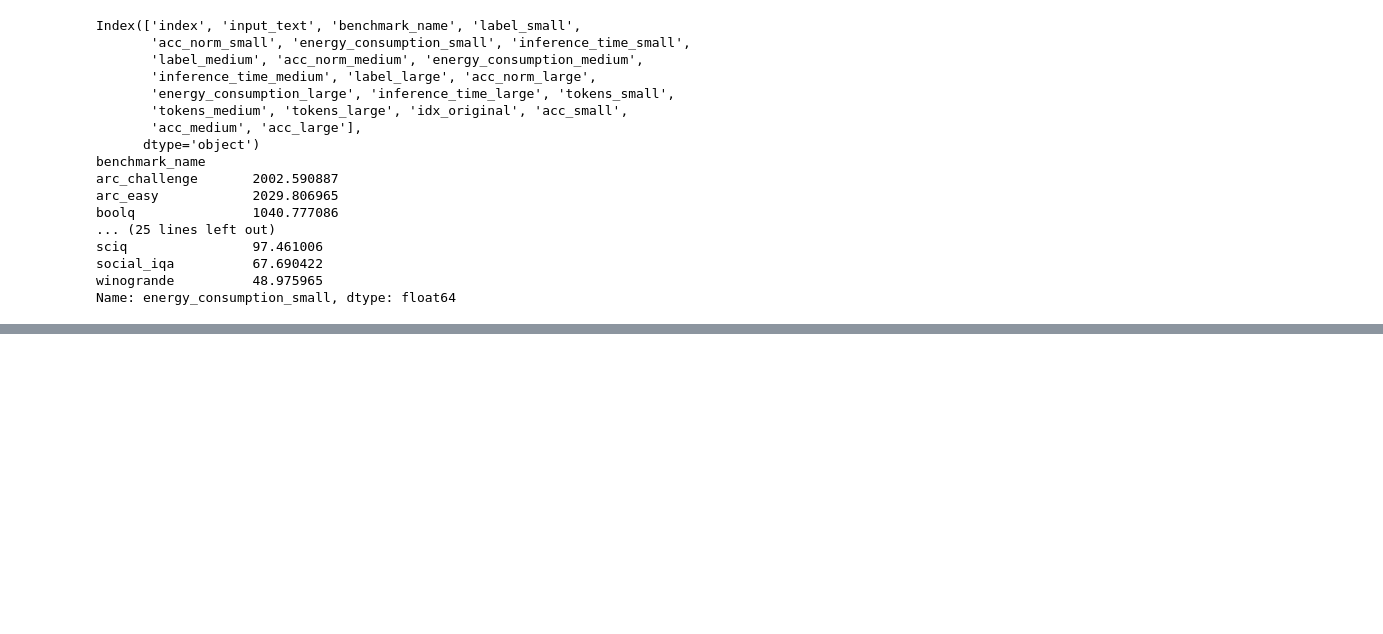
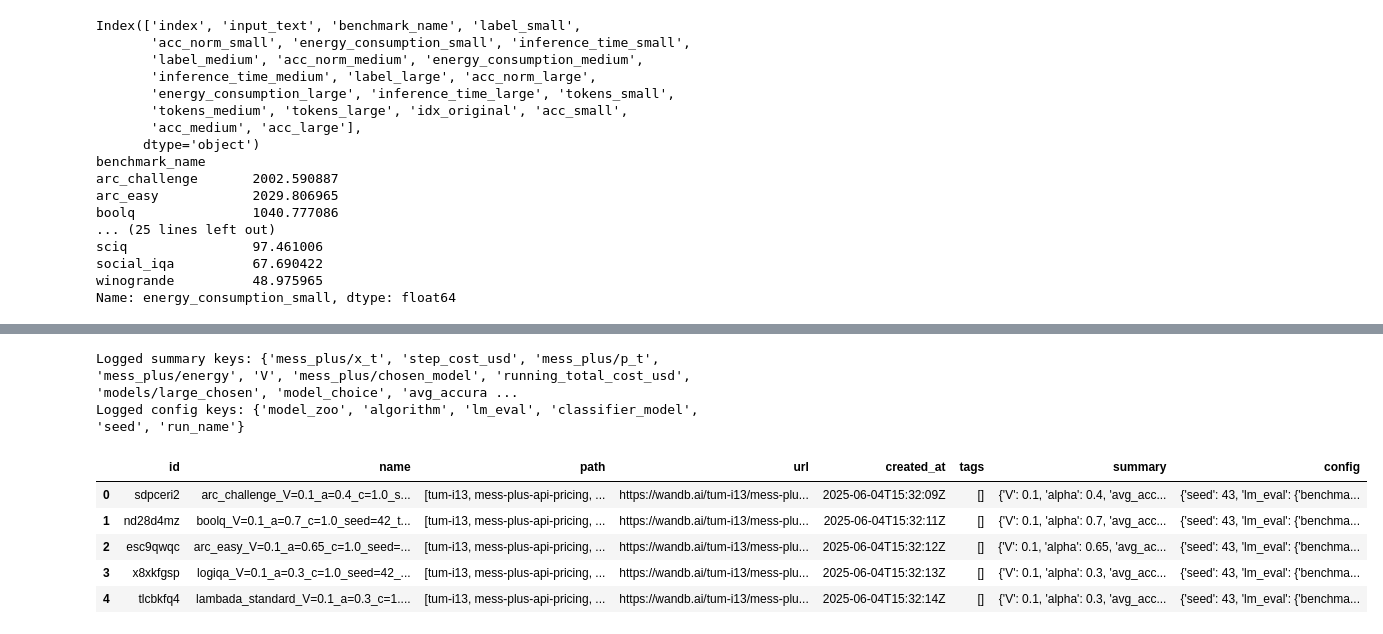
Before and after one commit to laminair/mess-plus, a Jupyter notebook: evaluations/experiments_api_provider.ipynb, the cells around one changed output, grey strips where cells are left out. Cells and saved outputs as stored; diff of their text form; code cells hidden in the pictures; blank space fills up the shorter version.

```diff
--- a/evaluations/experiments_api_provider.ipynb
+++ b/evaluations/experiments_api_provider.ipynb
@@ -612,0 +837,20 @@ def build_pivot_table_for_main_results(input_df: pd.DataFrame, model_cols: list)
+# %%
+# union of all keys in the summary dicts (i.e. final metrics)
+summary_keys = set().union(*random_baseline_df["summary"].apply(lambda d: d.keys()))
+print("Logged summary keys:", summary_keys)
+
+# union of all keys in the config dicts (i.e. hyperparams & flags)
+config_keys = set().union(*random_baseline_df["config"].apply(lambda d: d.keys()))
+print("Logged config keys:", config_keys)
+# %% [output]
+Logged summary keys: {'mess_plus/x_t', 'step_cost_usd', 'mess_plus/p_t', 'mess_plus/energy', 'V', 'mess_plus/chosen_model', 'running_total_cost_usd', 'models/large_chosen', 'model_choice', 'avg_accura ...
+Logged config keys: {'model_zoo', 'algorithm', 'lm_eval', 'classifier_model', 'seed', 'run_name'}
+# %%
+random_baseline_df.head()
+# %% [output]
+|  | id | name | path | url | created_at | tags | summary | config |
+| 0 | sdpceri2 | arc_challenge_V=0.1_a=0.4_c=1.0_s... | [tum-i13, mess-plus-api-pricing, ... | https://wandb.ai/tum-i13/mess-plu... | 2025-06-04T15:32:09Z | [] | {'V': 0.1, 'alpha': 0.4, 'avg_acc... | {'seed': 43, 'lm_eval': {'benchma... |
+| 1 | nd28d4mz | boolq_V=0.1_a=0.7_c=1.0_seed=42_t... | [tum-i13, mess-plus-api-pricing, ... | https://wandb.ai/tum-i13/mess-plu... | 2025-06-04T15:32:11Z | [] | {'V': 0.1, 'alpha': 0.7, 'avg_acc... | {'seed': 43, 'lm_eval': {'benchma... |
+| 2 | esc9qwqc | arc_easy_V=0.1_a=0.65_c=1.0_seed=... | [tum-i13, mess-plus-api-pricing, ... | https://wandb.ai/tum-i13/mess-plu... | 2025-06-04T15:32:12Z | [] | {'V': 0.1, 'alpha': 0.65, 'avg_ac... | {'seed': 43, 'lm_eval': {'benchma... |
+| 3 | x8xkfgsp | logiqa_V=0.1_a=0.3_c=1.0_seed=42_... | [tum-i13, mess-plus-api-pricing, ... | https://wandb.ai/tum-i13/mess-plu... | 2025-06-04T15:32:13Z | [] | {'V': 0.1, 'alpha': 0.3, 'avg_acc... | {'seed': 43, 'lm_eval': {'benchma... |
+| 4 | tlcbkfq4 | lambada_standard_V=0.1_a=0.3_c=1.... | [tum-i13, mess-plus-api-pricing, ... | https://wandb.ai/tum-i13/mess-plu... | 2025-06-04T15:32:14Z | [] | {'V': 0.1, 'alpha': 0.3, 'avg_acc... | {'seed': 43, 'lm_eval': {'benchma... |
```
Also changed, not shown: parts of 20 cells of this notebook.
